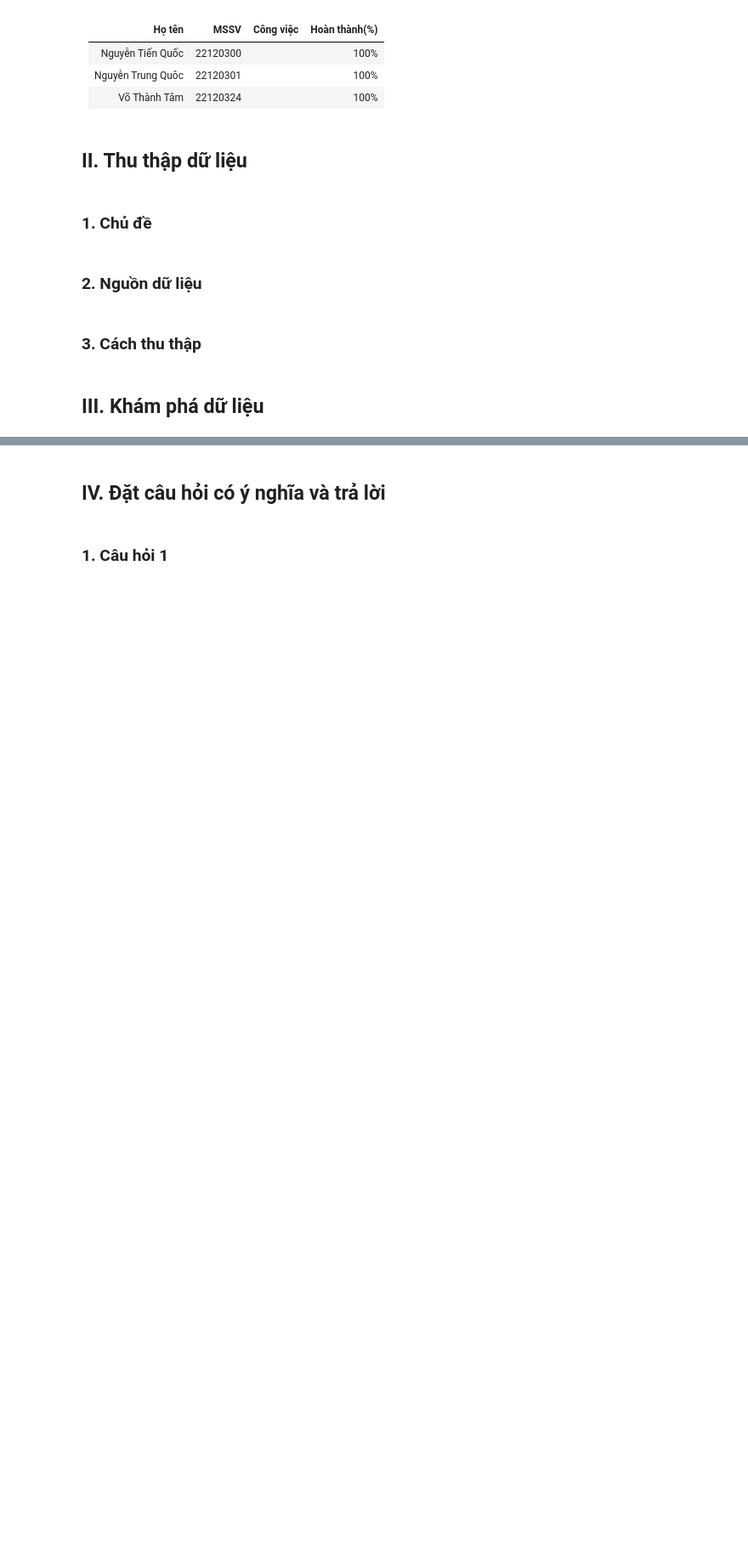
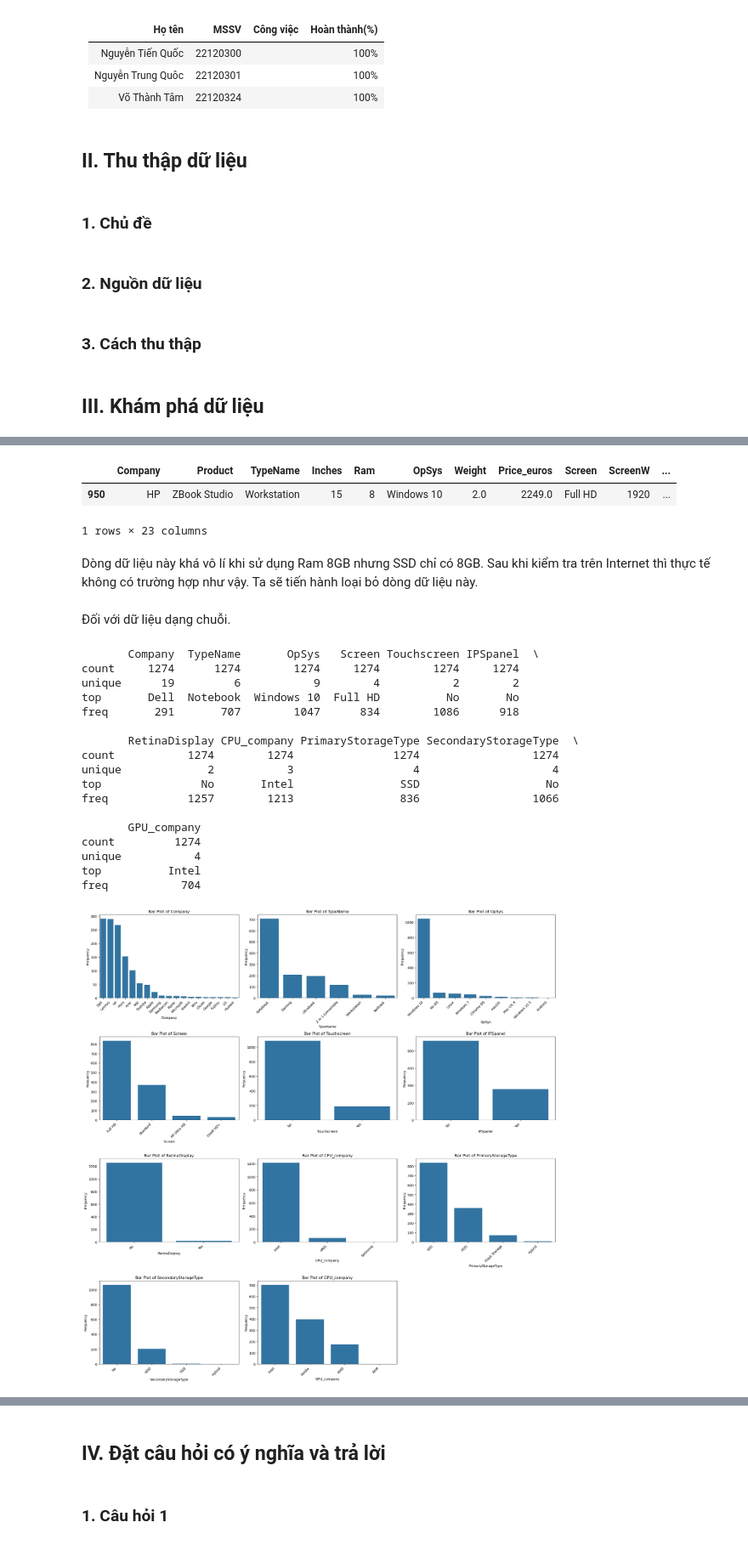
Before and after one commit to nguyennn263/final-lab-programming4DS, a Jupyter notebook: final-lab.ipynb, the cells around one changed output, grey strips where cells are left out. Shown at 85% size. Cells and saved outputs as stored; diff of their text form; code cells hidden in the pictures; blank space fills up the shorter version.

```diff
--- a/final-lab.ipynb
+++ b/final-lab.ipynb
@@ -39,0 +505,54 @@
+# %%
+df[df['PrimaryStorage'] == 8]
+# %% [output]
+|  | Company | Product | TypeName | Inches | Ram | OpSys | Weight | Price_euros | Screen | ScreenW | ... |
+| 950 | HP | ZBook Studio | Workstation | 15 | 8 | Windows 10 | 2.0 | 2249.0 | Full HD | 1920 | ... |
+1 rows × 23 columns
+# %% [markdown]
+Dòng dữ liệu này khá vô lí khi sử dụng Ram 8GB nhưng SSD chỉ có 8GB. Sau khi kiểm tra trên Internet thì thực tế không có trường hợp như vậy. Ta sẽ tiến hành loại bỏ dòng dữ liệu này.
+# %%
+df = df[df['PrimaryStorage'] != 8]
+# %% [markdown]
+Đối với dữ liệu dạng chuỗi.
+# %%
+cols = ['Company', 'TypeName', 'OpSys', 'Screen',
+        'Touchscreen', 'IPSpanel', 'RetinaDisplay', 'CPU_company',
+        'PrimaryStorageType', 'SecondaryStorageType', 'GPU_company']
+
+print(df[cols].describe())
+
+plt.figure(figsize=(20,20))
+for i, col in enumerate(cols, 1):
+    plt.subplot((len(cols) + 2) // 3, 3, i)  # Tạo lưới 3 cột
+    value_counts = df[col].value_counts().sort_values(ascending=False)
+    sns.barplot(
+        x=value_counts.index,
+        y=value_counts.values,
+    )
+    plt.title(f'Bar Plot of {col}')
+    plt.xlabel(col)
+    plt.xticks(rotation=45, ha="right")
+    plt.ylabel('Frequency')
+
+# Điều chỉnh bố cục
+plt.tight_layout()
+plt.show()
+# %% [output]
+       Company  TypeName       OpSys   Screen Touchscreen IPSpanel  \
+count     1274      1274        1274     1274        1274     1274
+unique      19         6           9        4           2        2
+top       Dell  Notebook  Windows 10  Full HD          No       No
+freq       291       707        1047      834        1086      918
+
+       RetinaDisplay CPU_company PrimaryStorageType SecondaryStorageType  \
+count           1274        1274               1274                 1274
+unique             2           3                  4                    4
+top               No       Intel                SSD                   No
+freq            1257        1213                836                 1066
+
+       GPU_company
+count         1274
+unique           4
+top          Intel
+freq           704
+[figure, added]
```
Also changed, not shown: parts of 176 cells of this notebook.
